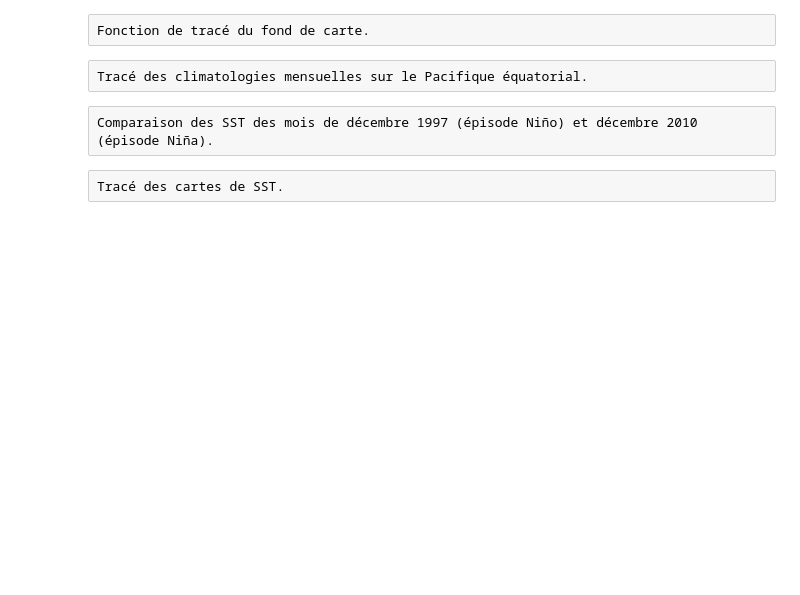
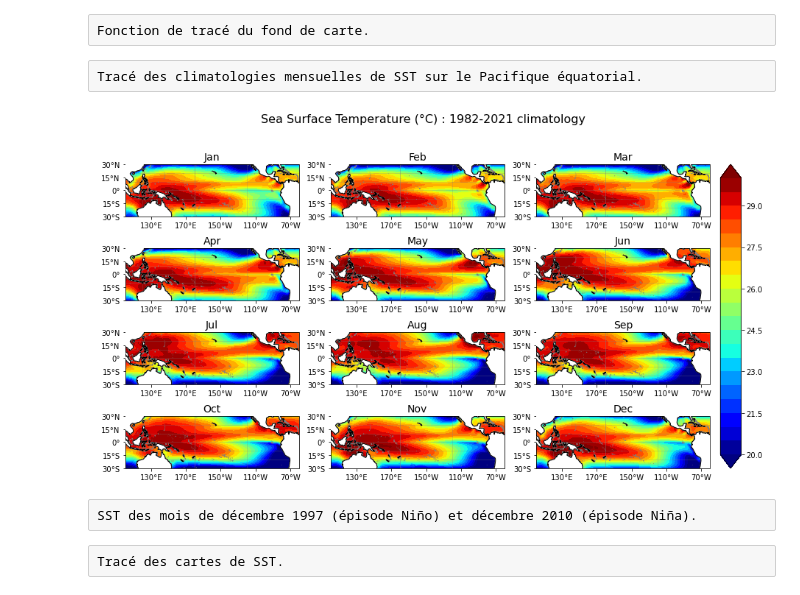
Before and after one commit to fredericferry/ENSO, a Jupyter notebook: ENSO.ipynb, the cells around one changed output. Saved outputs shown, nothing was run; the diff lists cells and outputs as text; code cells hidden in the pictures; blank space fills up the shorter version.

```diff
--- a/ENSO.ipynb
+++ b/ENSO.ipynb
@@ -89,37 +125,39 @@ def plot_background(ax):
     ax.yaxis.set_major_formatter(lat_formatter)
     return ax
 # %% [raw]
-Tracé des climatologies mensuelles sur le Pacifique équatorial.
+Tracé des climatologies mensuelles de SST sur le Pacifique équatorial.
 # %%
 levels = np.arange(20,30.5,0.5)
 
 axes_class = (GeoAxes, dict(map_projection=ccrs.PlateCarree(central_longitude=190)))
 fig = plt.figure(figsize=(15, 8))
-fig.suptitle('Sea Surface Temperature (°C) : '+year1+'-'+year2+' climatology', fontsize=16)
+fig.suptitle('Sea Surface Temperature (°C) : '+year1[0:4]+'-'+year2[0:4]+' climatology', fontsize=16)
 
 axgr = AxesGrid(fig, 111, axes_class=axes_class,
        nrows_ncols=(4, 3),
        axes_pad=0.6,
        cbar_location='right',
        cbar_mode='single',
        cbar_pad=0.2,
        cbar_size='3%',
        label_mode='')  # note the empty label_mode
 
 for i, ax in enumerate(axgr):
     plot_background(ax)
     bounds = [(100, 300, -30., 30.)] # geographical domain [(lon1, lon2, lat1, lat2)]
     ax.set_extent(*bounds, crs=ccrs.PlateCarree())
     ax.set_title(months[i], fontsize=14)
     cf = ax.contourf(lon, lat, sst_clim[i,:,:], levels, transform=ccrs.PlateCarree(), cmap='jet', extend='both')
     axgr.cbar_axes[i].colorbar(cf)
 
 figname='./figs/sst_pacific_climatology'
 fig.savefig(figname+'.png',bbox_inches='tight')
 
 plt.show()
+# %% [output]
+[figure, added]
 # %% [raw]
-Comparaison des SST des mois de décembre 1997 (épisode Niño) et décembre 2010 (épisode Niña).
+SST des mois de décembre 1997 (épisode Niño) et décembre 2010 (épisode Niña).
 # %%
 month_nino='1997-12-01'
 month_nina='2010-12-01'
```
Also changed, not shown: parts of 36 cells of this notebook.
